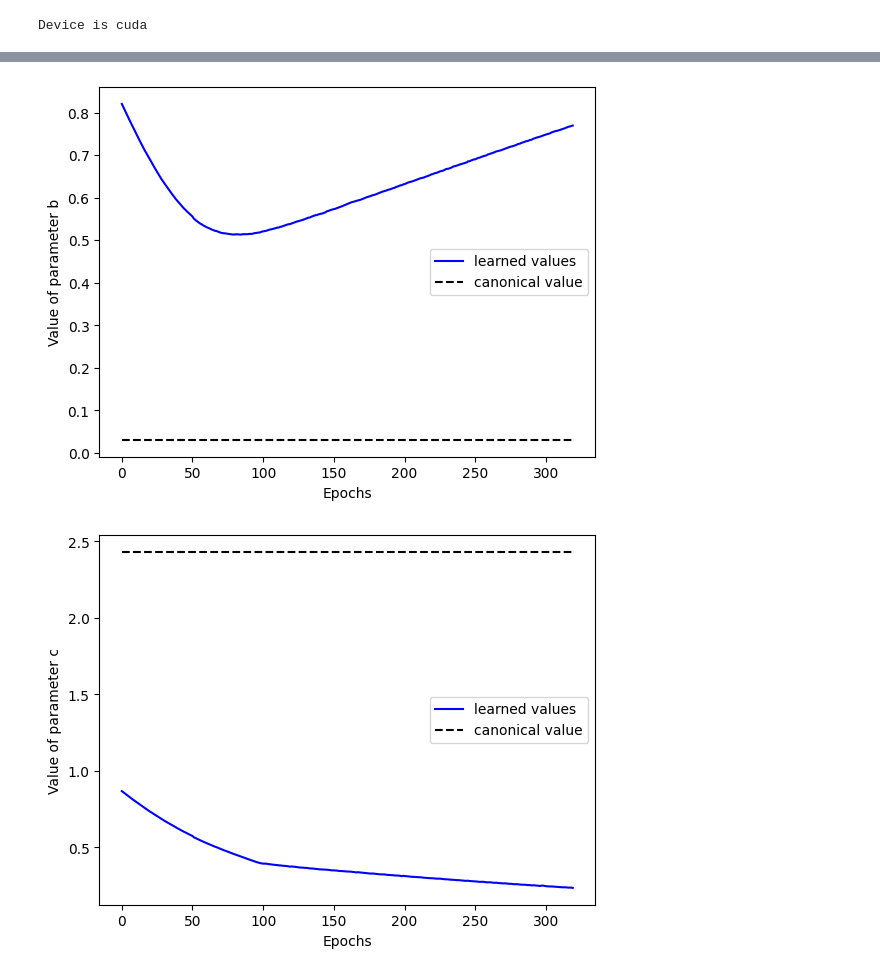
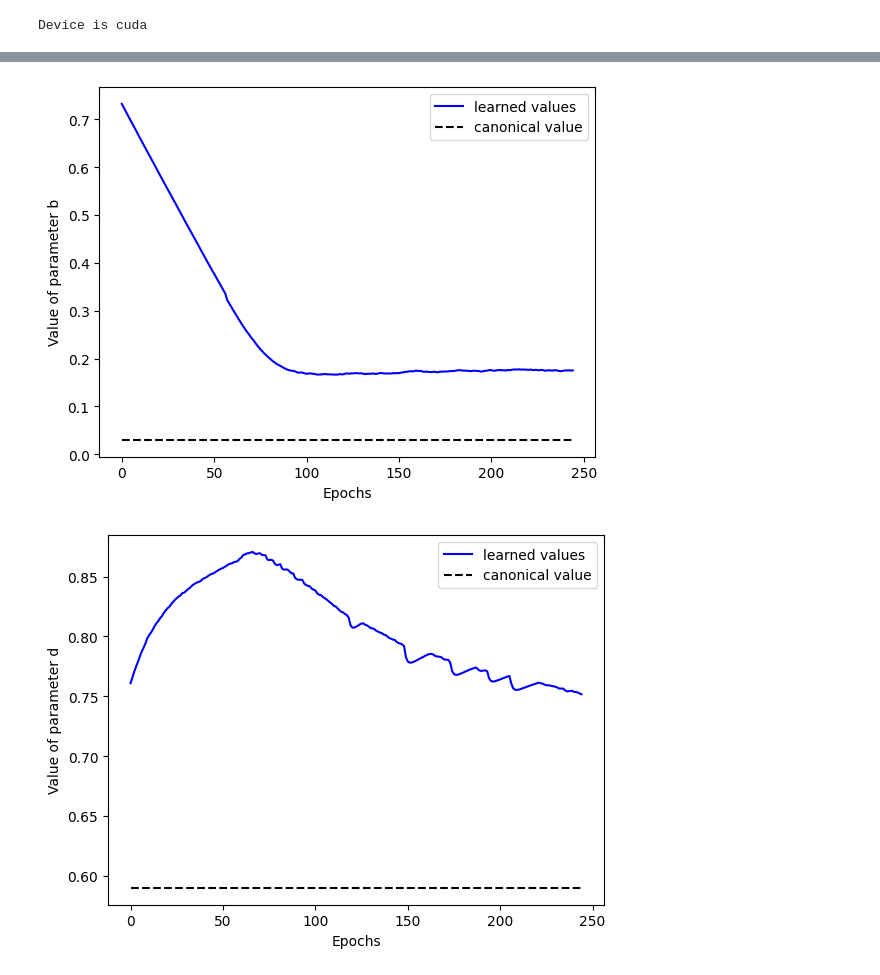
Before and after one commit to ASavageCabbage/divnorm-brightness, a Jupyter notebook: aces.ipynb, the cells around one changed output, grey strips where cells are left out. Drawn from its saved outputs; the diff is of its cells as text; code cells hidden in the pictures.

```diff
--- a/aces.ipynb
+++ b/aces.ipynb
@@ -75,10 +75,11 @@ class ACESModel(nn.Module):
     def __init__(self):
         super(ACESModel, self).__init__()
         # a, b, c, d, e
-        self.weights = nn.Parameter(torch.rand(5))
+        self.weights = nn.Parameter(torch.rand(4))
 
     def forward(self, x):
-        tonemapped_x = torch.squeeze(aces(x, *self.weights))
+        a, b, d, e = self.weights
+        tonemapped_x = torch.squeeze(aces(x, a, b, a, d, e)) # c = a
         X, Y, Z = tensor_rgb_to_xyz(tonemapped_x)
         L, _, _ = dino.xyz_to_lxy(X, Y, Z)
         brightness_response = pytorch_dn_brightness_model(
@@ -190,7 +191,7 @@ CHECKPOINT_PATH = Path("training/checkpoints")
 def checkpoint_file_path(epoch):
     return str(CHECKPOINT_PATH / f"aces-epoch{epoch}.pickle")
 
-start_epoch = 320
+start_epoch = 245
 if start_epoch == 0:
     checkpoint = dict(
         state_dict={},
@@ -263,11 +278,11 @@ print(model.weights.detach().cpu().numpy())
 # %%
 # Compare learning to "canonical" ACES coefficients from
 # https://knarkowicz.wordpress.com/2016/01/06/aces-filmic-tone-mapping-curve/
-params = ["a", "b", "c", "d", "e"]
-canonical_values = dict(zip(params, [2.51, 0.03, 2.43, 0.59, 0.14]))
+params = ["a", "b", "d", "e"]
+canonical_values = dict(zip(params, [2.51, 0.03, 0.59, 0.14]))
 
 learned_params = {p: [] for p in params}
-num_epochs = 320
+num_epochs = 245
 for epoch in range(num_epochs):
     model.load_state_dict(torch.load(checkpoint_file_path(epoch), weights_only=False)["state_dict"])
     for p, value in zip(params, model.weights.detach().cpu().numpy(), strict=True):
@@ -286,2 +301,2 @@ for param, learned_values in learned_params.items():
-[figure, old version]
+[figure, new version]
-[figure, old version]
+[figure, new version]
```
Also changed, not shown: parts of 5 cells of this notebook, 26 other files.
